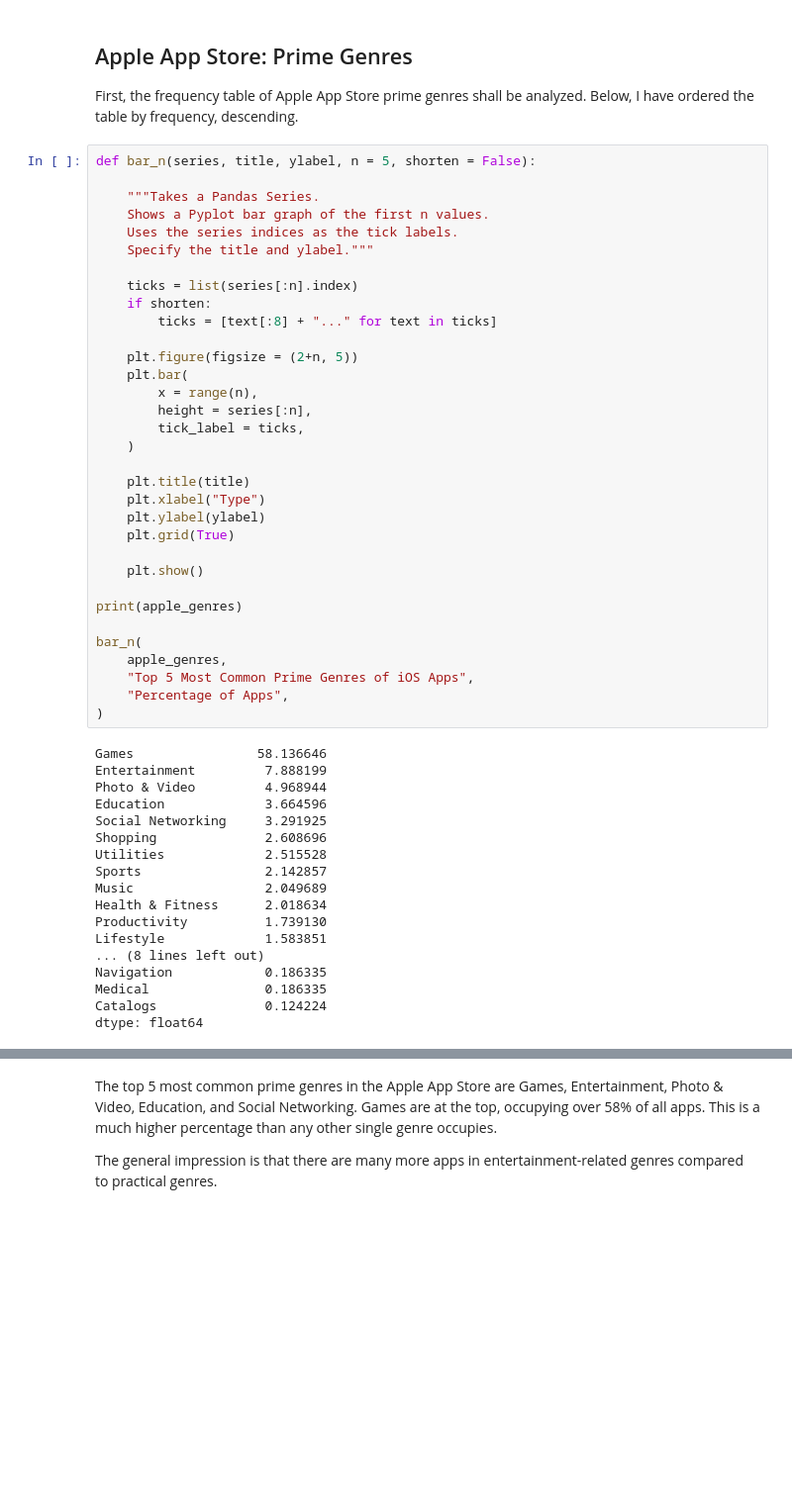
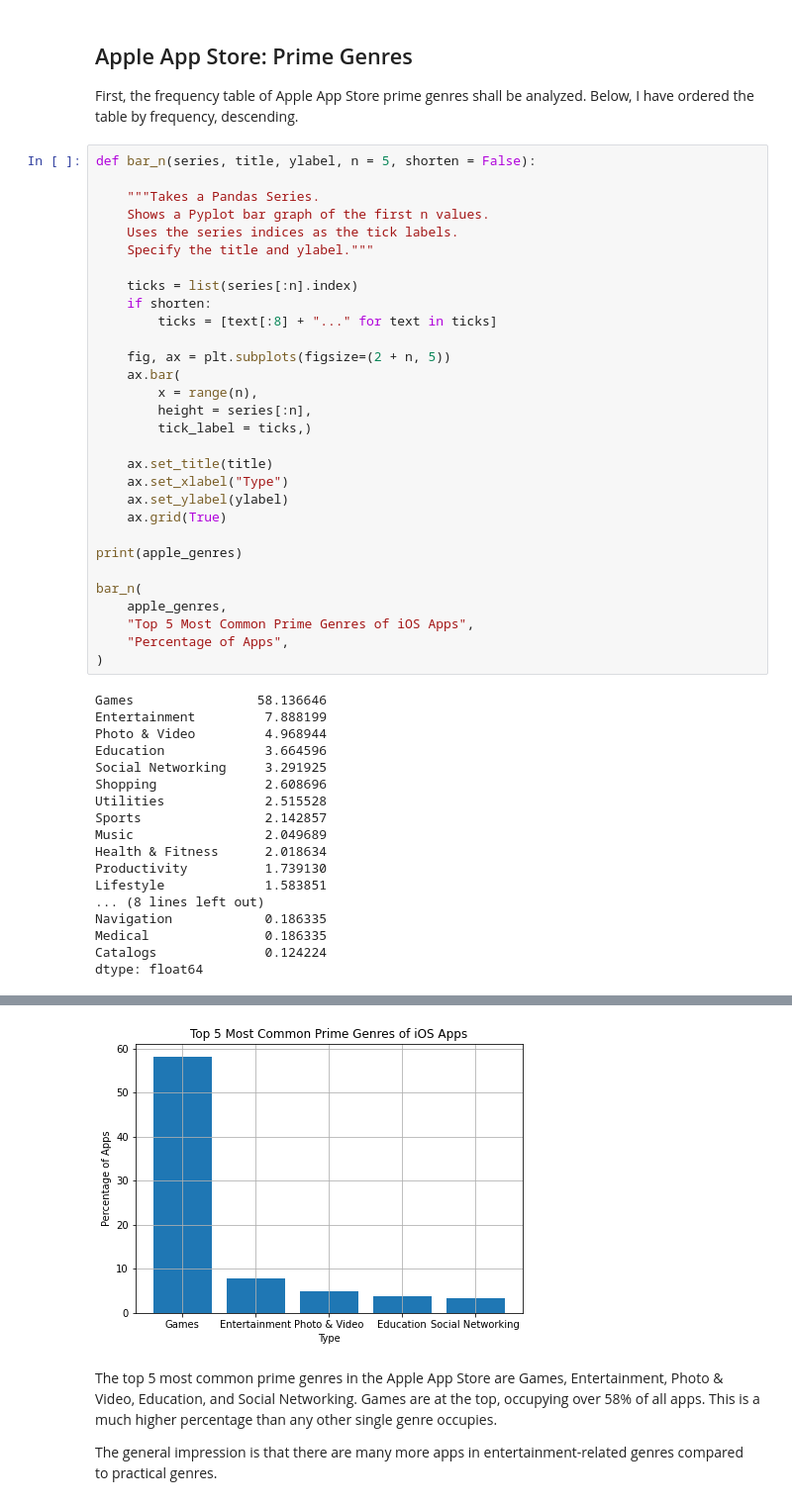
Before and after one commit to MiguelAHG/mahg-data-science, a Jupyter notebook: _notebooks/2021-05-08-ProfitableAppProfiles.ipynb, the cells around one changed output, grey strips where cells are left out. Shown at 99% size. Drawn from its saved outputs; the diff is of its cells as text; blank space fills up the shorter version.

```diff
--- a/_notebooks/2021-05-08-ProfitableAppProfiles.ipynb
+++ b/_notebooks/2021-05-08-ProfitableAppProfiles.ipynb
@@ -457,19 +457,16 @@ def bar_n(series, title, ylabel, n = 5, shorten = False):
     if shorten:
         ticks = [text[:8] + "..." for text in ticks]
 
-    plt.figure(figsize = (2+n, 5))
-    plt.bar(
+    fig, ax = plt.subplots(figsize=(2 + n, 5))
+    ax.bar(
         x = range(n),
         height = series[:n],
-        tick_label = ticks,
-    )
+        tick_label = ticks,)
 
-    plt.title(title)
-    plt.xlabel("Type")
-    plt.ylabel(ylabel)
-    plt.grid(True)
-
-    plt.show()
+    ax.set_title(title)
+    ax.set_xlabel("Type")
+    ax.set_ylabel(ylabel)
+    ax.grid(True)
 
 print(apple_genres)
 
@@ -500,3 +496,4 @@ dtype: float64
+[figure, added]
 # %% [markdown]
 The top 5 most common prime genres in the Apple App Store are Games, Entertainment, Photo & Video, Education, and Social Networking. Games are at the top, occupying over 58% of all apps. This is a much higher percentage than any other single genre occupies.
 
```
Also changed, not shown: parts of 11 cells of this notebook.
